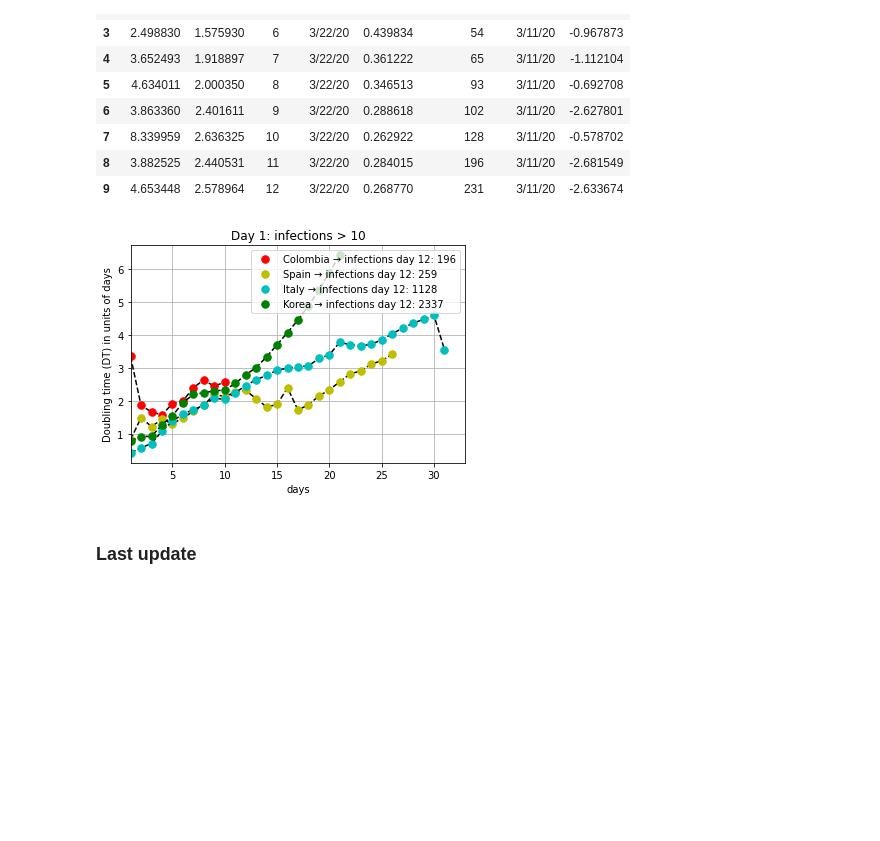
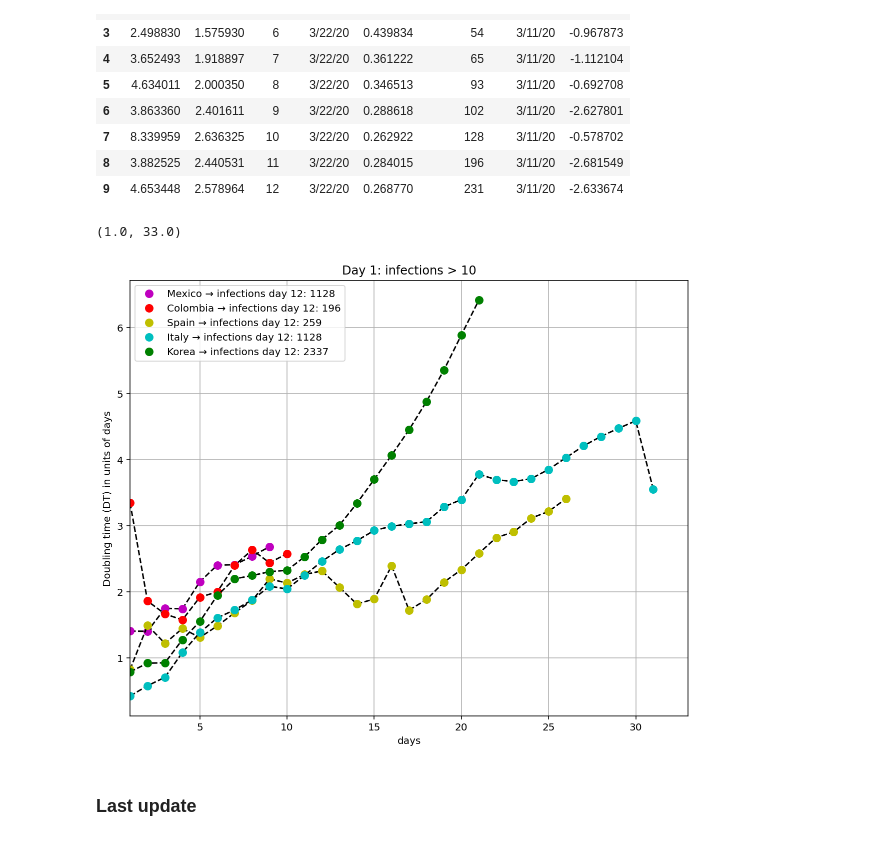
Before and after one commit to CesarArroyo09/COVID-19, a Jupyter notebook: covid.ipynb, the cells around one changed output. Saved outputs shown, nothing was run; the diff lists cells and outputs as text; code cells hidden in the pictures; blank space fills up the shorter version.

```diff
--- a/covid.ipynb
+++ b/covid.ipynb
@@ -559,6 +593,12 @@ plt.grid()
 # %%
 #Day 1: infections > 10
 mininf=10
+
+c='Mexico'
+start_day='3/12/20' # Start day infections > 10 for Mexico
+y=get_infected(c,date_start=start_day,date_end=dmax,DataFrame=cv)
+x=range(1,len(y)+1)
+spm=dataframe_doubling(x,y,start_date=start_day,final_date=dmax)
 c='Italy'
 start_day='2/19/20'
 y=get_infected(c,date_start=start_day,date_end=dmax,DataFrame=cv)
@@ -599,33 +639,39 @@ sp
 | 8 | 3.882525 | 2.440531 | 11 | 3/22/20 | 0.284015 | 196 | 3/11/20 | -2.681549 |
 | 9 | 4.653448 | 2.578964 | 12 | 3/22/20 | 0.268770 | 231 | 3/11/20 | -2.633674 |
 # %%
+plt.figure(figsize=(10,8))
+plt.plot(spm['day']-2,spm['Td'],'k--')
+plt.plot(spm['day']-2,spm['Td'],'m.',markersize=15,
+         label='Mexico → infections day {}: {}'.format(
+                 fd+3,spi.loc[fd-1,'infections']))
 plt.plot(sp['day']-2,sp['Td'],'k--')
 plt.plot(sp['day']-2,sp['Td'],'r.',markersize=15,
          label='Colombia → infections day {}: {}'.format(
                  fd+3,sp.loc[fd-1,'infections']))
 plt.plot(sps['day']-2,sps['Td'],'k--')
 plt.plot(sps['day']-2,sps['Td'],'y.',markersize=15,
          label='Spain → infections day {}: {}'.format(
                  fd+3,sps.loc[fd-1,'infections']))
 plt.plot(spi['day']-2,spi['Td'],'k--')
 plt.plot(spi['day']-2,spi['Td'],'c.',markersize=15,
          label='Italy → infections day {}: {}'.format(
                  fd+3,spi.loc[fd-1,'infections']))
 plt.plot(spk['day']-2,spk['Td'],'k--')
 plt.plot(spk['day']-2,spk['Td'],'g.',markersize=15,
          label='Korea → infections day {}: {}'.format(
                  fd+3,spk.loc[fd-1,'infections']))
 
 plt.legend()
 plt.title('Day 1: infections > 10')
 plt.xlabel('days')
 plt.ylabel('Doubling time (DT) in units of days')
 plt.legend()
 plt.grid()
 plt.xlim(1,spi['day'].max())
-plt.savefig('contention.png')
+#plt.savefig('contention.png')
 # %% [output]
+(1.0, 33.0)
-[figure, old version]
+[figure, new version]
 # %% [markdown]
 ### Last update
 # %%
```
Also changed, not shown: parts of 19 cells of this notebook.
